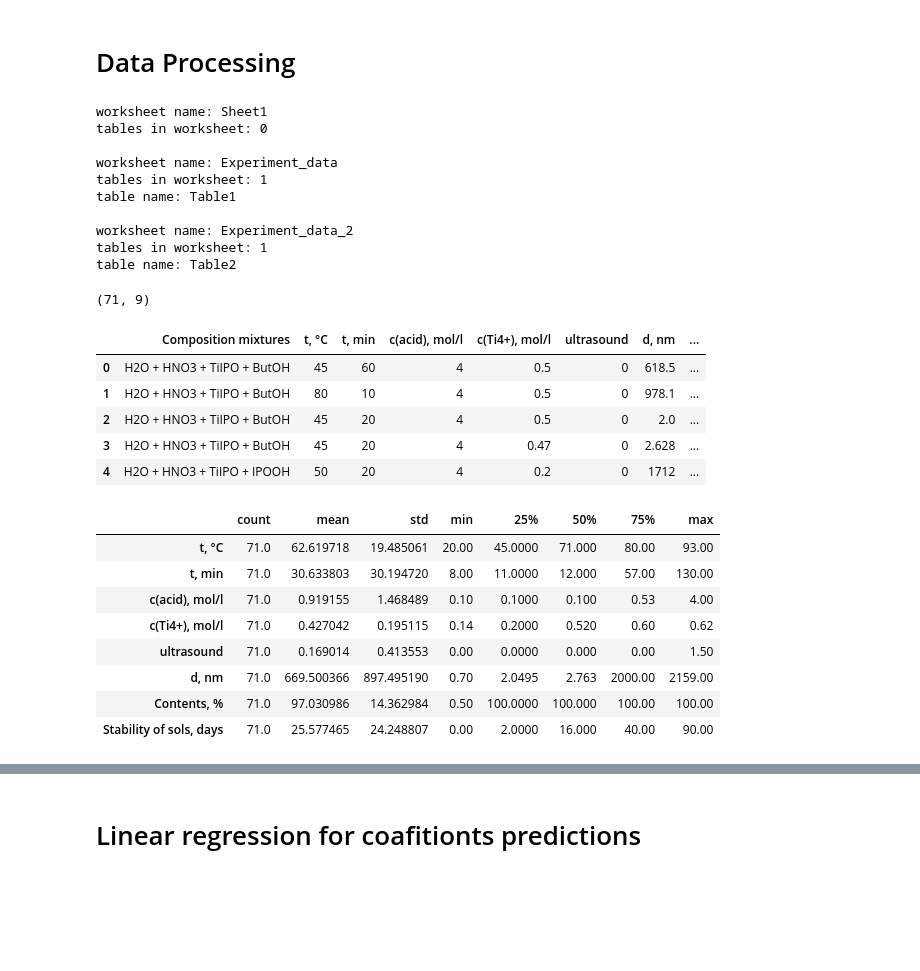
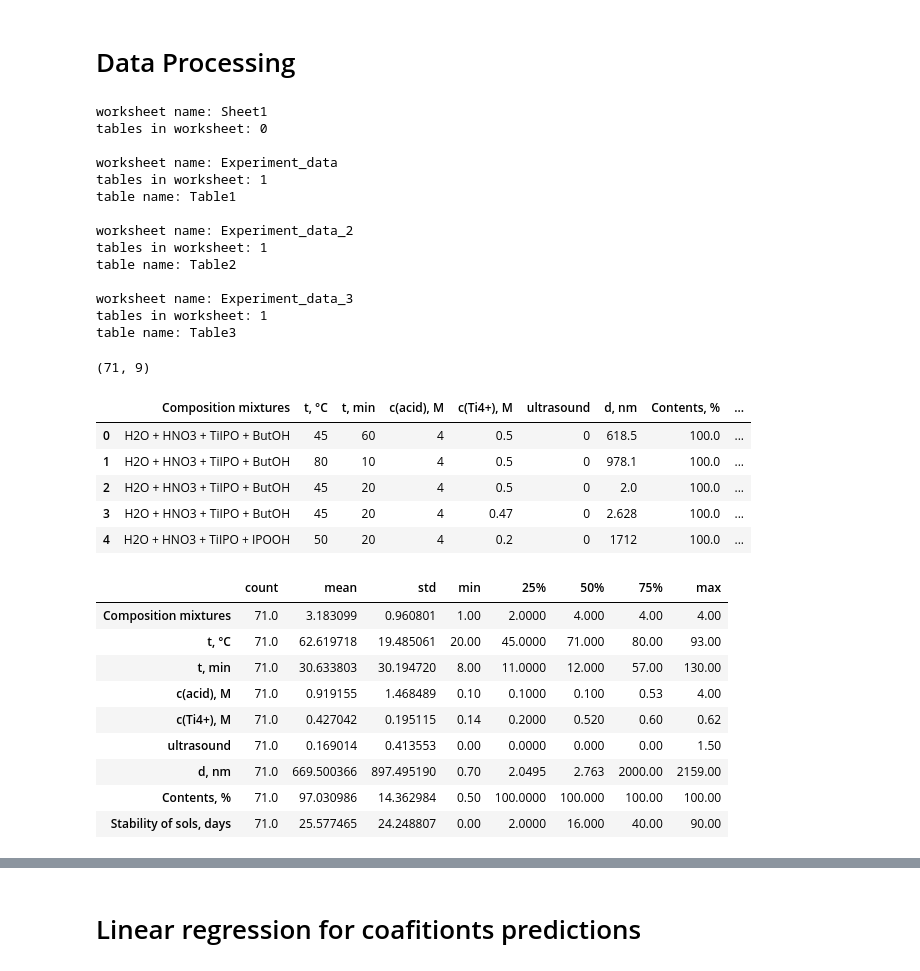
Before and after one commit to Kumokage/ChemML, a Jupyter notebook: notebooks/titane_sole/titane_sole-first_exp.ipynb, the cells around one changed output, grey strips where cells are left out. Cells and saved outputs as stored; diff of their text form; code cells hidden in the pictures; blank space fills up the shorter version.

```diff
--- a/notebooks/titane_sole/titane_sole-first_exp.ipynb
+++ b/notebooks/titane_sole/titane_sole-first_exp.ipynb
@@ -31,8 +39,8 @@ import matplotlib.pyplot as plt
 # %% [markdown]
 # Data Processing
 # %%
-excel_path = r"../mock/titanium sols.xlsx"
-artifacts_path = r"../mock/soles_artifacts/first_dataset/"
+excel_path = r"../../static/mock/titanium sols.xlsx"
+artifacts_path = r"../../static/mock/soles_artifacts/first_dataset/"
 # %%
 tables_dict = FILibExcel.get_all_tables(file_name=excel_path)
 df = tables_dict["Table1"]['dataframe']
@@ -48,6 +56,10 @@ table name: Table1
 worksheet name: Experiment_data_2
 tables in worksheet: 1
 table name: Table2
+
+worksheet name: Experiment_data_3
+tables in worksheet: 1
+table name: Table3
 # %%
 df.shape
 # %% [output]
@@ -55,20 +67,29 @@ df.shape
 # %%
 df.head()
 # %% [output]
-|  | Composition mixtures | t, °С | t, min | с(acid), mol/l | с(Ti4+), mol/l | ultrasound | d, nm | ... |
-| 0 | H2O + HNO3 + TiIPO + ButOH | 45 | 60 | 4 | 0.5 | 0 | 618.5 | ... |
-| 1 | H2O + HNO3 + TiIPO + ButOH | 80 | 10 | 4 | 0.5 | 0 | 978.1 | ... |
-| 2 | H2O + HNO3 + TiIPO + ButOH | 45 | 20 | 4 | 0.5 | 0 | 2.0 | ... |
-| 3 | H2O + HNO3 + TiIPO + ButOH | 45 | 20 | 4 | 0.47 | 0 | 2.628 | ... |
-| 4 | H2O + HNO3 + TiIPO + IPOОН | 50 | 20 | 4 | 0.2 | 0 | 1712 | ... |
+|  | Composition mixtures | t, °С | t, min | с(acid), M | с(Ti4+), M | ultrasound | d, nm | Contents, % | ... |
+| 0 | H2O + HNO3 + TiIPO + ButOH | 45 | 60 | 4 | 0.5 | 0 | 618.5 | 100.0 | ... |
+| 1 | H2O + HNO3 + TiIPO + ButOH | 80 | 10 | 4 | 0.5 | 0 | 978.1 | 100.0 | ... |
+| 2 | H2O + HNO3 + TiIPO + ButOH | 45 | 20 | 4 | 0.5 | 0 | 2.0 | 100.0 | ... |
+| 3 | H2O + HNO3 + TiIPO + ButOH | 45 | 20 | 4 | 0.47 | 0 | 2.628 | 100.0 | ... |
+| 4 | H2O + HNO3 + TiIPO + IPOОН | 50 | 20 | 4 | 0.2 | 0 | 1712 | 100.0 | ... |
+# %%
+composition_mixtures_dict = {
+    'H2O + HNO3 + TiIPO + ButOH': 1,
+    'H2O + HNO3 + TiIPO + IPOОН': 2,
+    'H2O + HNO3 + ТiBut + ButOH': 3,
+    'H2O + TiOSO₄´xH2SO4´yH2O': 4,
+}
+df = df.replace(composition_mixtures_dict)
 # %%
-df.drop('Composition mixtures', axis=1).astype('float').describe().T
+df.astype('float').describe().T
 # %% [output]
 |  | count | mean | std | min | 25% | 50% | 75% | max |
+| Composition mixtures | 71.0 | 3.183099 | 0.960801 | 1.00 | 2.0000 | 4.000 | 4.00 | 4.00 |
 | t, °С | 71.0 | 62.619718 | 19.485061 | 20.00 | 45.0000 | 71.000 | 80.00 | 93.00 |
 | t, min | 71.0 | 30.633803 | 30.194720 | 8.00 | 11.0000 | 12.000 | 57.00 | 130.00 |
-| с(acid), mol/l | 71.0 | 0.919155 | 1.468489 | 0.10 | 0.1000 | 0.100 | 0.53 | 4.00 |
-| с(Ti4+), mol/l | 71.0 | 0.427042 | 0.195115 | 0.14 | 0.2000 | 0.520 | 0.60 | 0.62 |
+| с(acid), M | 71.0 | 0.919155 | 1.468489 | 0.10 | 0.1000 | 0.100 | 0.53 | 4.00 |
+| с(Ti4+), M | 71.0 | 0.427042 | 0.195115 | 0.14 | 0.2000 | 0.520 | 0.60 | 0.62 |
 | ultrasound | 71.0 | 0.169014 | 0.413553 | 0.00 | 0.0000 | 0.000 | 0.00 | 1.50 |
 | d, nm | 71.0 | 669.500366 | 897.495190 | 0.70 | 2.0495 | 2.763 | 2000.00 | 2159.00 |
 | Contents, % | 71.0 | 97.030986 | 14.362984 | 0.50 | 100.0000 | 100.000 | 100.00 | 100.00 |
```
Also changed, not shown: parts of 26 cells of this notebook, 50 other files.
